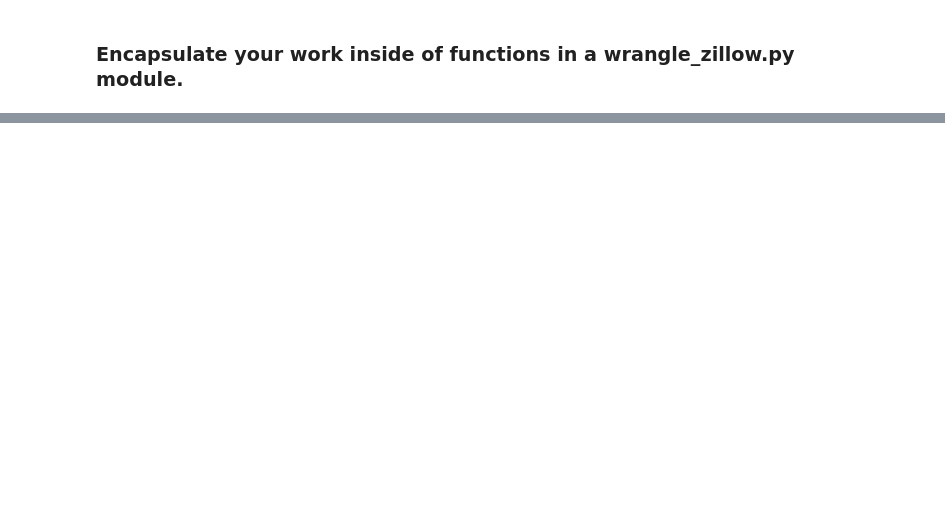
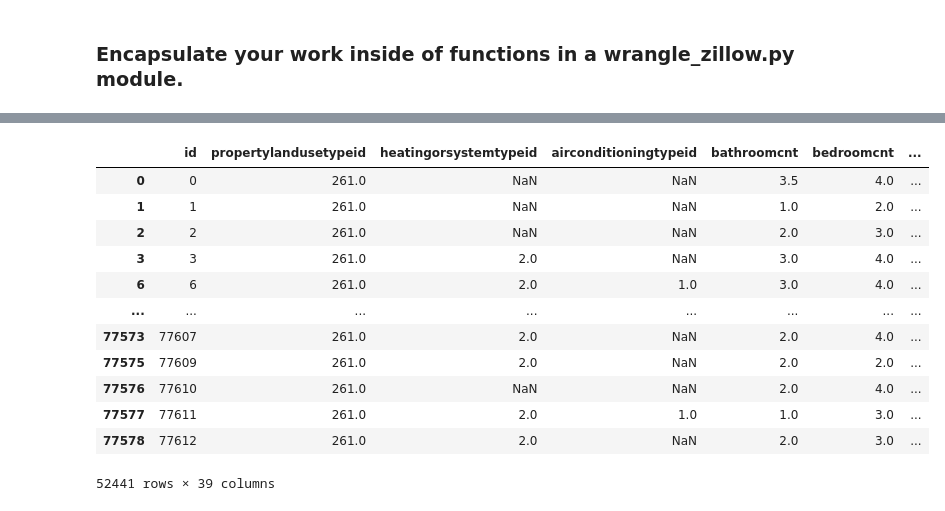
Before and after one commit to Jay-Almendarez/clustering-exercises, a Jupyter notebook: wrangle_zillow.ipynb, the cells around one changed output, grey strips where cells are left out. Cells and saved outputs as stored; diff of their text form; code cells hidden in the pictures; blank space fills up the shorter version.

```diff
--- a/wrangle_zillow.ipynb
+++ b/wrangle_zillow.ipynb
@@ -46,2 +46,4 @@ Name: count, Length: 77381, dtype: bool
+# %%
+df = df.drop(columns={'parcelid'})
 # %% [markdown]
 ### Summarize your data (summary stats, info, dtypes, shape, distributions, value_counts, etc.)
@@ -62,0 +166,5 @@ df[df.propertylandusedesc == 'Single Family Residential']
+# %%
+df['propertylandusedesc'] = (df['propertylandusedesc'] == ('Single Family Residential' or 'Mobile Home' or 'Manufactured, Modular, Prefabricated Homes'))
+df = df.rename(columns={'propertylandusedesc':'single_unit'})
+df = df.drop(df[df['single_unit'] == False].index)
+df.head()
@@ -74,2 +259,24 @@ df[df.propertylandusedesc == 'Single Family Residential']
+# %%
+def handle_missing_values(df, prop_required_column, prop_required_row):
+    '''
+    handle_missing_values will take the dataframe, the threshold for our null values in our columns in the form of a float between 0 and 1,
+    and the threshold for our null values in our rows in the form of a float between 0 and 1
+    return: cleaned dateframe with dropped null values above threshold desired.
+    '''
+    # iterate through every column name in df:
+    for col in df.columns:
+        # check the ratio of missing values:
+        if df[col].isnull().sum()/df.shape[0] > prop_required_column:
+            # drop this specific column if its not up to snuff
+            df = df.drop(columns=col)
+    # for every index and row in the dataframe:
+    for i, row in df.iterrows():
+        # if the row null cells ratio do not meet what you want:
+        if (row.isnull().sum()/df.shape[1]) > prop_required_row:
+            # use the index i to drop that specific row
+            df = df.drop(index=i)
+    return df
+# %%
+df = handle_missing_values(df, 0.8, 0.75)
 # %% [markdown]
 ### Encapsulate your work inside of functions in a wrangle_zillow.py module.
@@ -75,0 +305,16 @@ df[df.propertylandusedesc == 'Single Family Residential']
+# %%
+handle_missing_values(df, .8, .7)
+# %% [output]
+|  | id | propertylandusetypeid | heatingorsystemtypeid | airconditioningtypeid | bathroomcnt | bedroomcnt | ... |
+| 0 | 0 | 261.0 | NaN | NaN | 3.5 | 4.0 | ... |
+| 1 | 1 | 261.0 | NaN | NaN | 1.0 | 2.0 | ... |
+| 2 | 2 | 261.0 | NaN | NaN | 2.0 | 3.0 | ... |
+| 3 | 3 | 261.0 | 2.0 | NaN | 3.0 | 4.0 | ... |
+| 6 | 6 | 261.0 | 2.0 | 1.0 | 3.0 | 4.0 | ... |
+| ... | ... | ... | ... | ... | ... | ... | ... |
+| 77573 | 77607 | 261.0 | 2.0 | NaN | 2.0 | 4.0 | ... |
+| 77575 | 77609 | 261.0 | 2.0 | NaN | 2.0 | 2.0 | ... |
+| 77576 | 77610 | 261.0 | NaN | NaN | 2.0 | 4.0 | ... |
+| 77577 | 77611 | 261.0 | 2.0 | 1.0 | 1.0 | 3.0 | ... |
+| 77578 | 77612 | 261.0 | 2.0 | NaN | 2.0 | 3.0 | ... |
+52441 rows × 39 columns
```
Also changed, not shown: parts of 21 cells of this notebook, 1 other file.
